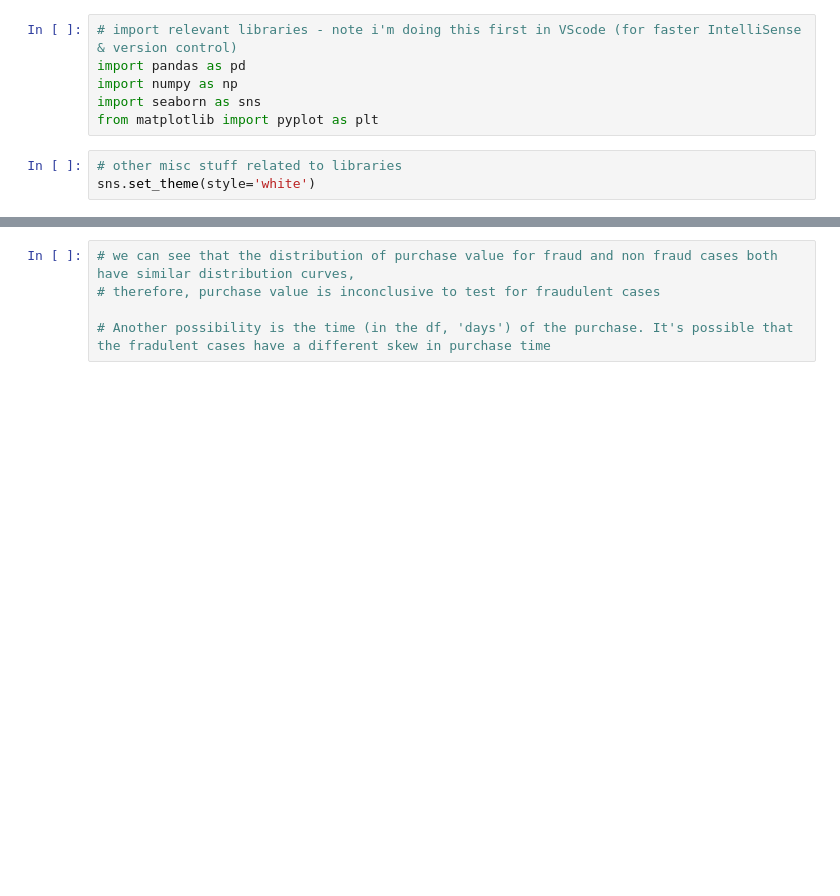
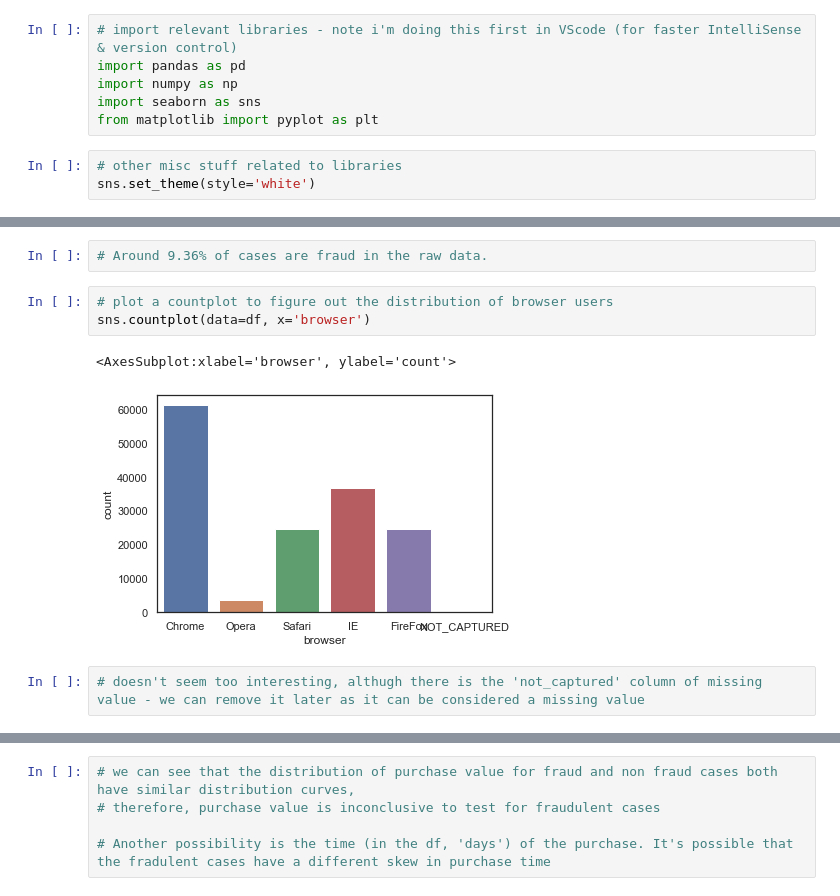
Before and after one commit to TeoTzeShuen/school, a Jupyter notebook: Individual Project/project.ipynb, the cells around one changed output, grey strips where cells are left out. Drawn from its saved outputs; the diff is of its cells as text; blank space fills up the shorter version.

```diff
--- a/Individual Project/project.ipynb
+++ b/Individual Project/project.ipynb
@@ -88,0 +84,10 @@ df_clean.head()
+# %%
+# Around 9.36% of cases are fraud in the raw data.
+# %%
+# plot a countplot to figure out the distribution of browser users
+sns.countplot(data=df, x='browser')
+# %% [output]
+<AxesSubplot:xlabel='browser', ylabel='count'>
+[figure, added]
+# %%
+# doesn't seem too interesting, althugh there is the 'not_captured' column of missing value - we can remove it later as it can be considered a missing value
```
Also changed, not shown: parts of 26 cells of this notebook.
